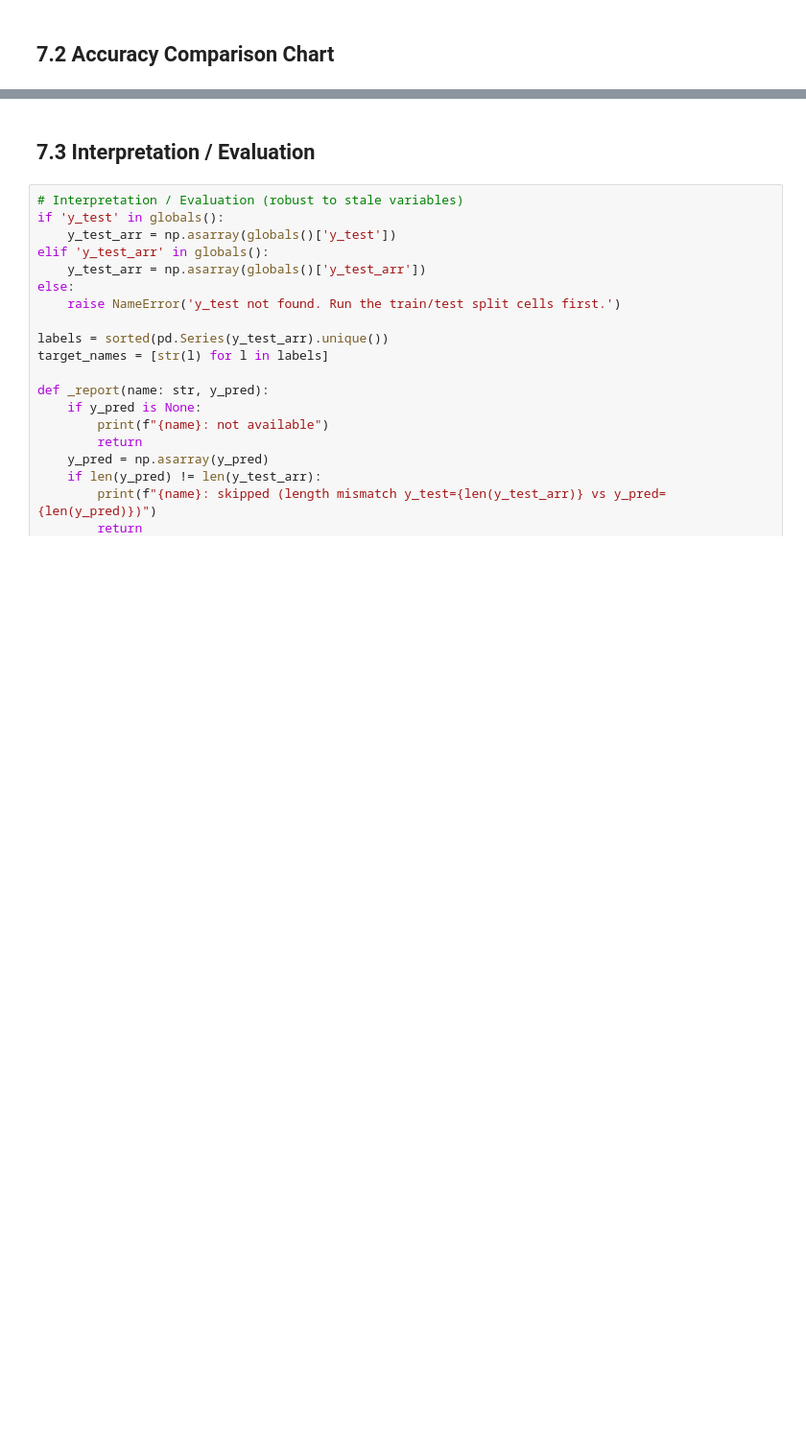
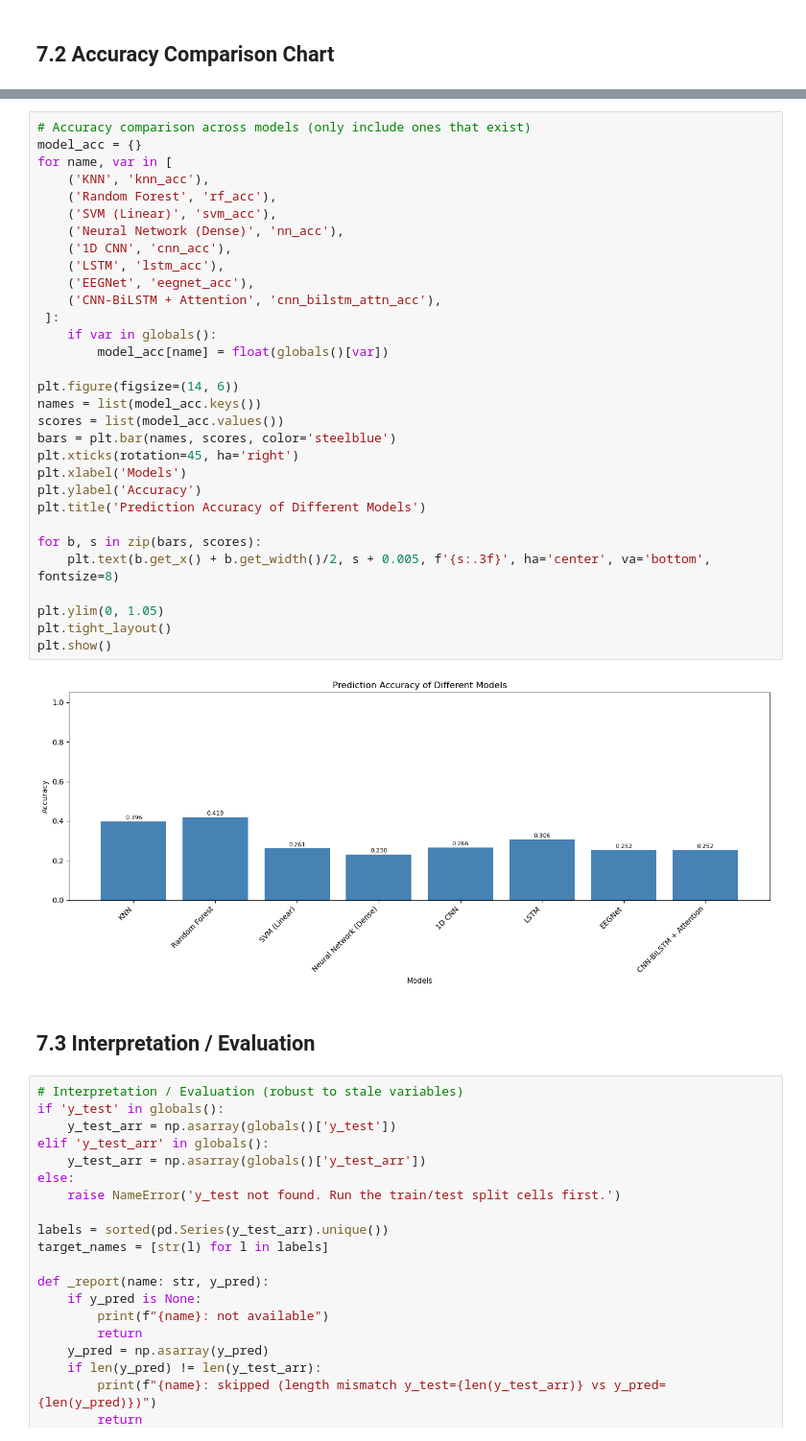
Before and after one commit to mushfique-tajwar/VR-EEG-Deep-Learning, a Jupyter notebook: code_p2_version.ipynb, the cells around one changed output, grey strips where cells are left out. Shown at 96% size. Saved outputs shown, nothing was run; the diff lists cells and outputs as text; blank space fills up the shorter version.

```diff
--- a/code_p2_version.ipynb
+++ b/code_p2_version.ipynb
@@ -1776,3 +1635,36 @@ plt.show()
+# %%
+# Accuracy comparison across models (only include ones that exist)
+model_acc = {}
+for name, var in [
+    ('KNN', 'knn_acc'),
+    ('Random Forest', 'rf_acc'),
+    ('SVM (Linear)', 'svm_acc'),
+    ('Neural Network (Dense)', 'nn_acc'),
+    ('1D CNN', 'cnn_acc'),
+    ('LSTM', 'lstm_acc'),
+    ('EEGNet', 'eegnet_acc'),
+    ('CNN-BiLSTM + Attention', 'cnn_bilstm_attn_acc'),
+ ]:
+    if var in globals():
+        model_acc[name] = float(globals()[var])
+
+plt.figure(figsize=(14, 6))
+names = list(model_acc.keys())
+scores = list(model_acc.values())
+bars = plt.bar(names, scores, color='steelblue')
+plt.xticks(rotation=45, ha='right')
+plt.xlabel('Models')
+plt.ylabel('Accuracy')
+plt.title('Prediction Accuracy of Different Models')
+
+for b, s in zip(bars, scores):
+    plt.text(b.get_x() + b.get_width()/2, s + 0.005, f'{s:.3f}', ha='center', va='bottom', fontsize=8)
+
+plt.ylim(0, 1.05)
+plt.tight_layout()
+plt.show()
+# %% [output]
+[figure, added]
 # %% [markdown]
 ## 7.3 Interpretation / Evaluation
 # %%
```
Also changed, not shown: parts of 26 cells of this notebook.
